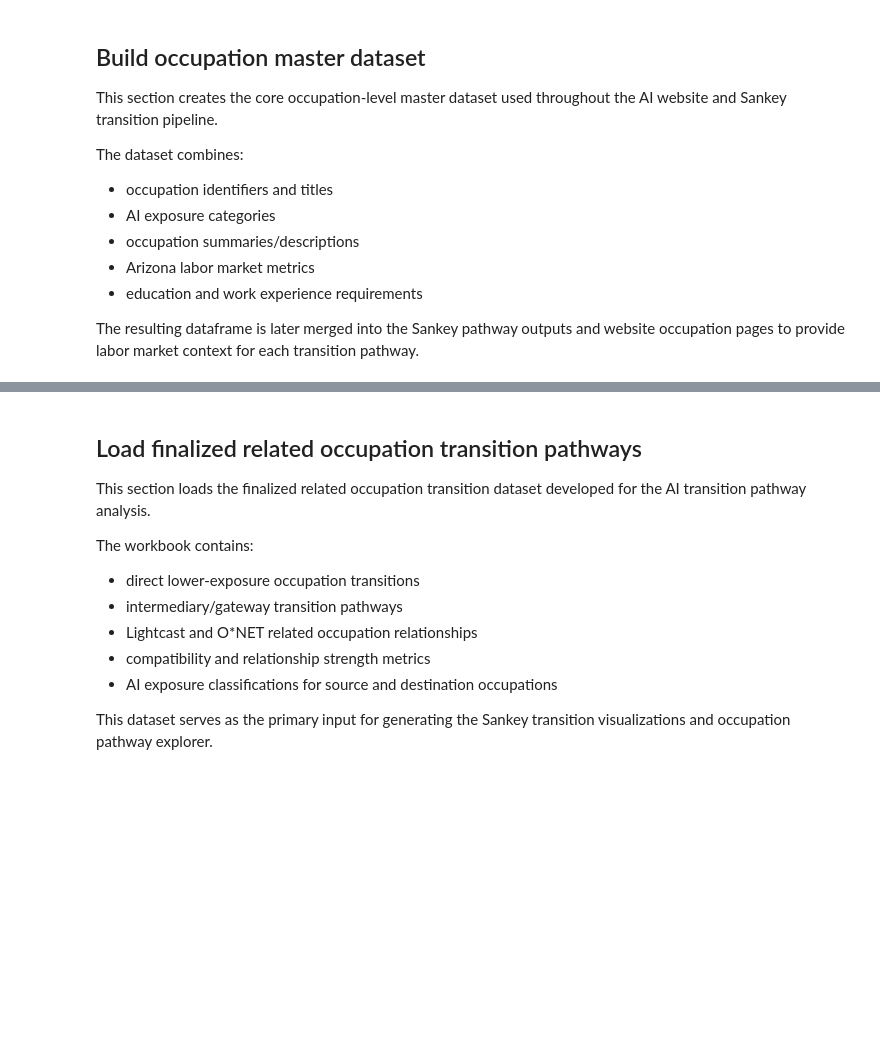
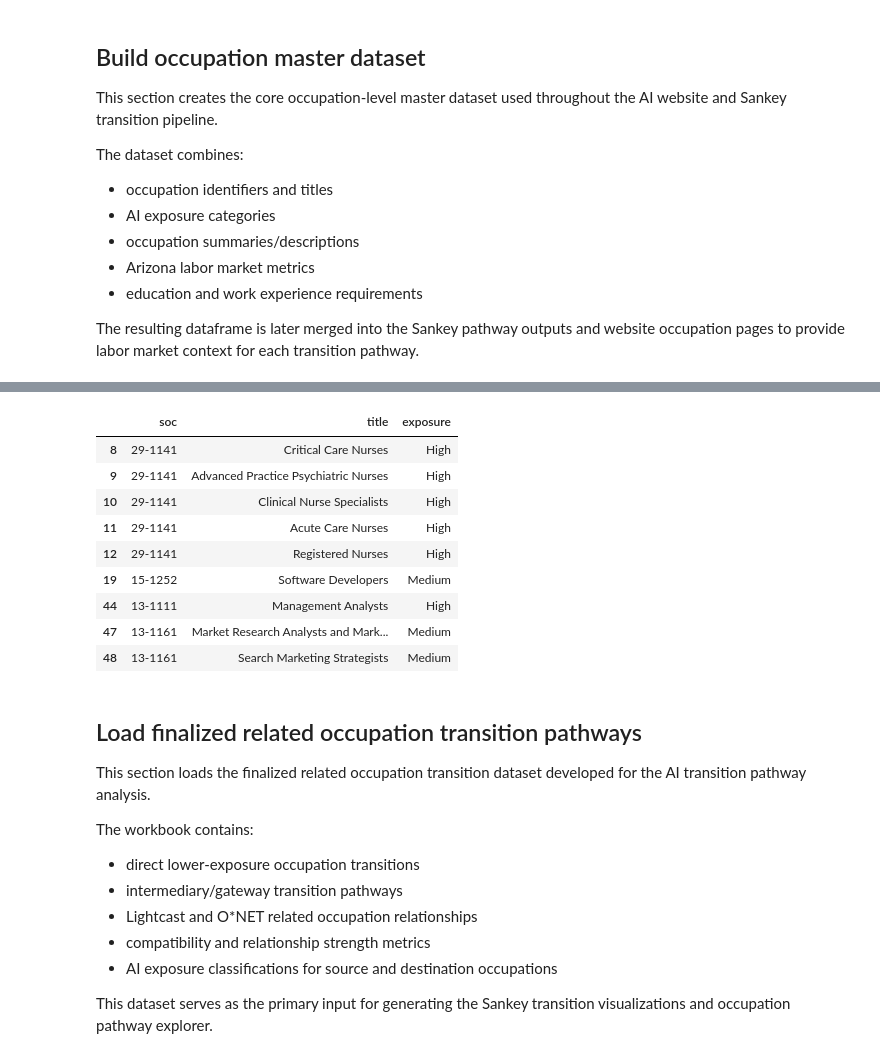
Before and after one commit to aipathways/aipathways.github.io, a Jupyter notebook: Materials/conversion.ipynb, the cells around one changed output, grey strips where cells are left out. Drawn from its saved outputs; the diff is of its cells as text; code cells hidden in the pictures; blank space fills up the shorter version.

```diff
--- a/Materials/conversion.ipynb
+++ b/Materials/conversion.ipynb
@@ -349,6 +349,28 @@ for keys, group in grouped:
         employment, projectedGrowth,
         typicalEducation
     ) = keys
+
+# =====================================================
+# CLEAN DISPLAY VALUES
+# =====================================================
+
+if pd.isna(medianWage):
+    medianWage = "Unknown"
+
+
+# Employment
+if pd.isna(employment):
+    employment = "Unknown"
+else:
+    try:
+        if float(employment) == 0:
+            employment = "Unknown"
+    except:
+        pass
+
+# 0 employment not be shown
+if employment == 0:
+    employment = "Unknown"
 
     training = []
     for _, row in group.iterrows():
@@ -387,7 +409,9 @@ for keys, group in grouped:
 
     output.append(obj)
 
-output_path = Path.cwd() / "data.json"
+output_path = Path(
+    r"C:\Users\301533\Documents\GitHub\AI\AI Website\aipathways.github.io\data.json"
+)
 
 with open(output_path, "w", encoding="utf-8") as f:
     json.dump(output, f, indent=2)
@@ -457,3 +604,18 @@ ferris_occ.head()
+# %%
+check[check["soc"].isin(["13-1111", "13-1161", "15-1252", "29-1141"])][
+    ["soc","title","exposure"]
+]
+# %% [output]
+|  | soc | title | exposure |
+| 8 | 29-1141 | Critical Care Nurses | High |
+| 9 | 29-1141 | Advanced Practice Psychiatric Nurses | High |
+| 10 | 29-1141 | Clinical Nurse Specialists | High |
+| 11 | 29-1141 | Acute Care Nurses | High |
+| 12 | 29-1141 | Registered Nurses | High |
+| 19 | 15-1252 | Software Developers | Medium |
+| 44 | 13-1111 | Management Analysts | High |
+| 47 | 13-1161 | Market Research Analysts and Mark... | Medium |
+| 48 | 13-1161 | Search Marketing Strategists | Medium |
 # %% [markdown]
 ## Load finalized related occupation transition pathways
 
```
Also changed, not shown: parts of 21 cells of this notebook, 3 other files.
